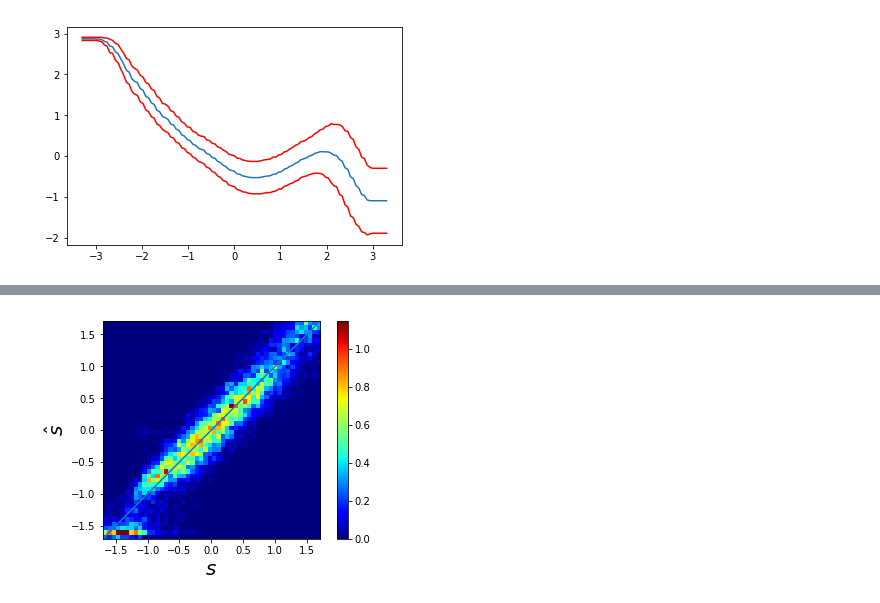
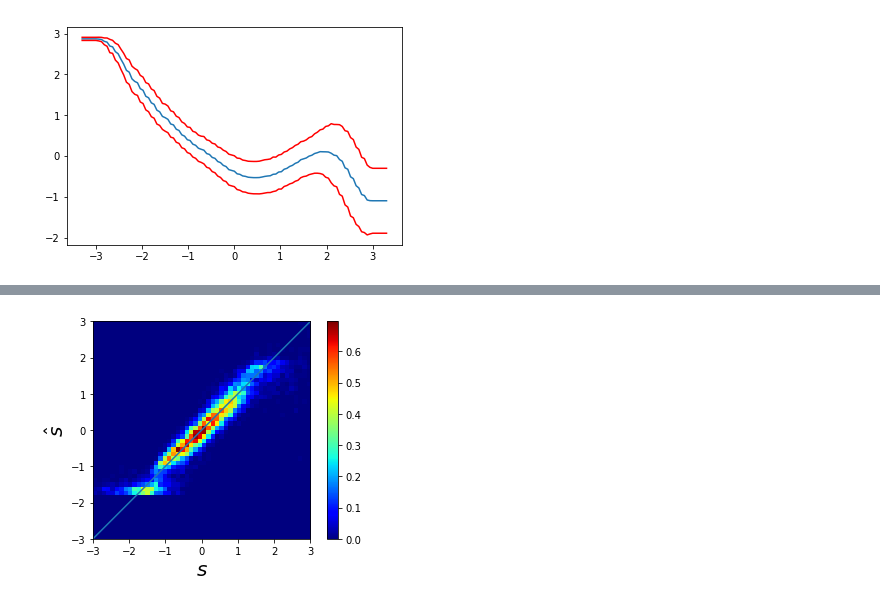
Before and after one commit to rzarcone/PCM_Paper, a Jupyter notebook: lookup_table_optimize_test.ipynb, the cells around one changed output, grey strips where cells are left out. Cells and saved outputs as stored; diff of their text form; code cells hidden in the pictures.

Commit message:
better training

```diff
--- a/lookup_table_optimize_test.ipynb
+++ b/lookup_table_optimize_test.ipynb
@@ -176,7 +177,8 @@ param_string = (pcm_device+'_'+str(batch_size)+'_'+str(lr)+'_'
                 +str(num_epochs)+'_'+str(ratio)
                 +'_'+str(num_linspace)+'_'+str(norm_min)
                 +'_'+str(norm_max)+'_'+str(reg_loss_coef)
-                +'_'+str(smoothness_coef))
+                +'_'+str(smoothness_coef)
+                +'_'+optimizer)
 # %%
 old_param_string = (pcm_device+'_'+str(old_batch_size)+'_'+str(old_lr)+'_'
                 +str(num_epochs)+'_'+str(ratio)
@@ -202,7 +205,7 @@ g = tf.Graph()
 with g.as_default():
     tp = tf.placeholder(dtype='float32', shape=(batch_size, n_m))
     # Encoder
-    xx = np.linspace(-3, 3, num_linspace)[:, np.newaxis].astype('float32')
+    xx = np.linspace(-4, 4, num_linspace)[:, np.newaxis].astype('float32') #20180130: switched to -4,4
     x_encoder = tf.Variable(initial_value=xx, trainable=False)
     y_encoder = tf.Variable(initial_value=xx, trainable=True)
 
@@ -245,6 +248,8 @@ with g.as_default():
 
 
     opt = tf.train.AdamOptimizer(lr)
+#     opt = tf.train.GradientDescentOptimizer(lr) #see if this works better #20180130: Doesn't seem to work better
+
 
     train_op = opt.minimize(loss=loss, global_step=global_step)
     summary_dict={'loss': loss, 'reg_dec': reg_decoder_loss, 'reg_enc': reg_encoder_loss, 'reg_loss': reg_loss}
@@ -256,6 +261,38 @@ with g.as_default():
 # %%
 data_gen_train = DataAndNoiseGenerator(data_dim=(batch_size, n_m), noise_dim=(batch_size, n_m), max_size=100)
 data_gen_val = DataAndNoiseGenerator(data_dim=(batch_size, n_m), noise_dim=(batch_size, n_m))
+# %%
+## RUN NOTES: 01/29/2018 ###
+"""
+n_m = 1
+old_batch_size = 10000
+batch_size = 10000 #used to be 10000
+mem_path = 'Data/PCM_20140605.pkl'
+pcm_device = 'new'
+old_lr = 0.0005
+lr = 1e-3 #was 0.0005
+num_epochs=300
+ratio = 0.75
+num_linspace = 300
+norm_min = -3.0
+norm_max = 3.0
+old_reg_loss_coef = 2.5
+reg_loss_coef = 2.5
+smoothness_coef = 1.0
+optimizer = 'gd'
+
+Has worked well for up to 70 steps (gone down from 2.21 -> 2.02). Will try next do a run with large learning rate
+(lr = 5e-3). If this doesn't work I'll go back to the checkpoint at step 70 and let that go more, than lower its
+learning rate
+
+5e-3 worked well, now will try 1e-2.
+
+1e-2 worked well (got down to 1.22 at step 60), now will try 5e-2
+5e-2 worked well (got down to 0.80 at step 50), now will try 1e-1
+1e-1 worked well (got down to 0.70 at step 40), now will try 5e-1
+5e-1 worked well (got down to 0.40 at step 60), now will start this at step 40 and lower lr to 2.5e-1
+Didn't work, so I'll try again at step 40 but with lr = 7.5e-1
+""";
 # %%
 _train_graph(
     graph=g,
@@ -309,4 +346,4 @@ vals = _eval_graph(
     eval_ops=eval_ops,
     data_object=data_gen_val,
     feed_vars=feed_vars,
-    param_file='model_params/' + param_string + '.ckpt-290') #added -150 to get latest checkpoint
+    param_file='model_params/' + param_string + '.ckpt-230') #added -150 to get latest checkpoint
@@ -407,19 +451,19 @@ plt.savefig(base_name+plot_string)
 # %%
 fig = plt.figure()
 ax = fig.add_subplot(111)
 hist_plot = ax.hist2d(vals['tp'].ravel(), vals['sp'].ravel(),
               bins=50,cmap='jet',
-              range=np.array([(-1.705, 1.705), (-1.705, 1.705)]), normed='True')
+              range=np.array([(-3.0, 3.0), (-3.0, 3.0)]), normed='True')
 ax.plot(xx,xx)
 ax.set_aspect('equal')
 plt.colorbar(hist_plot[3],ax=ax)
 ax.set_xlabel(r'$s$', fontsize=20)
 ax.set_ylabel(r'$\hat{s}$', fontsize=20)
 
 if pcm_device == 'new':
     base_name = 'Plots/x_xhat_hist_new_'
 else:
     base_name = 'Plots/x_xhat_hist_old_'
 plt.savefig(base_name+plot_string)
 # %% [output]
-[figure, old version]
+[figure, new version]
```
Also changed, not shown: parts of 11 cells of this notebook.
